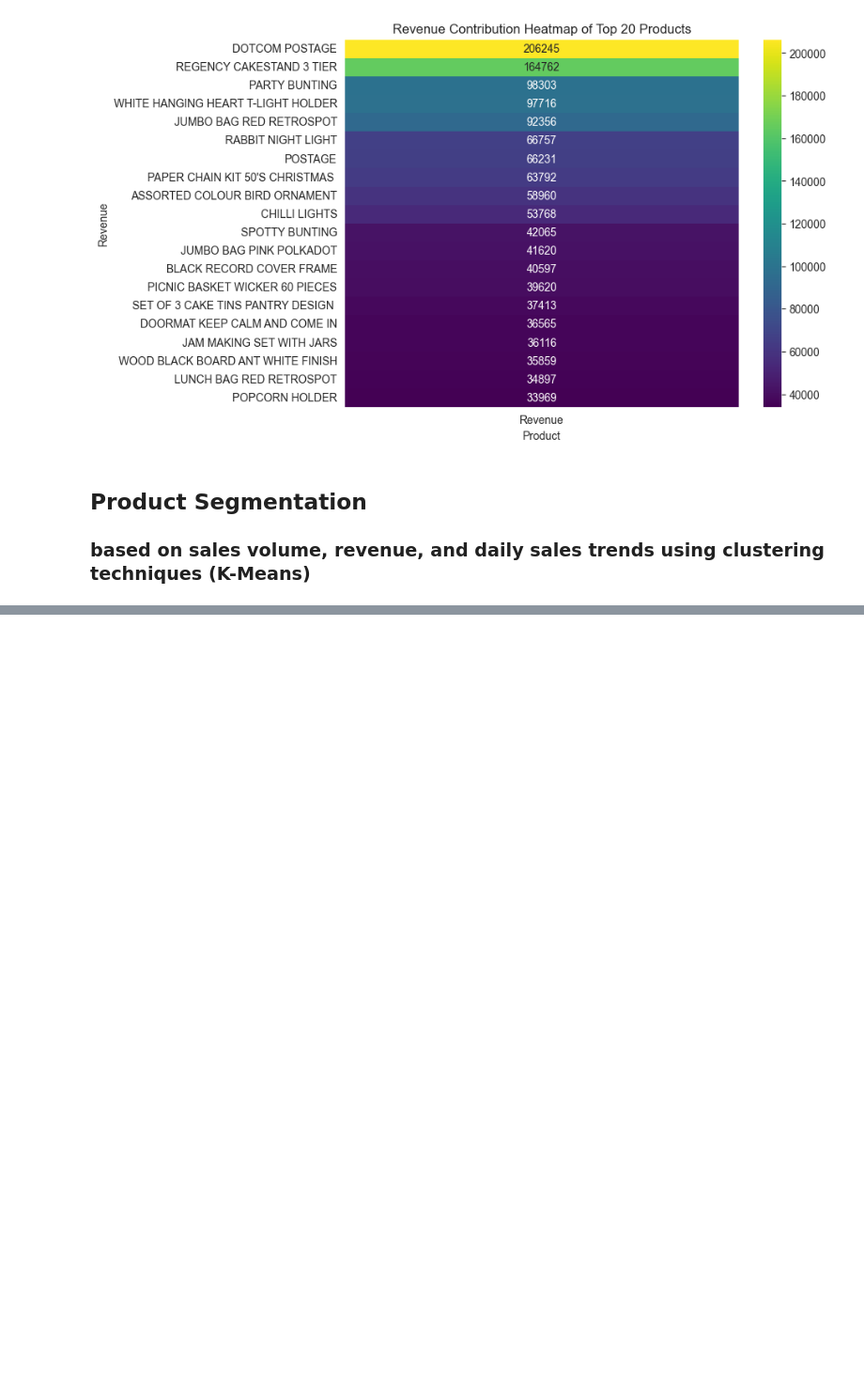
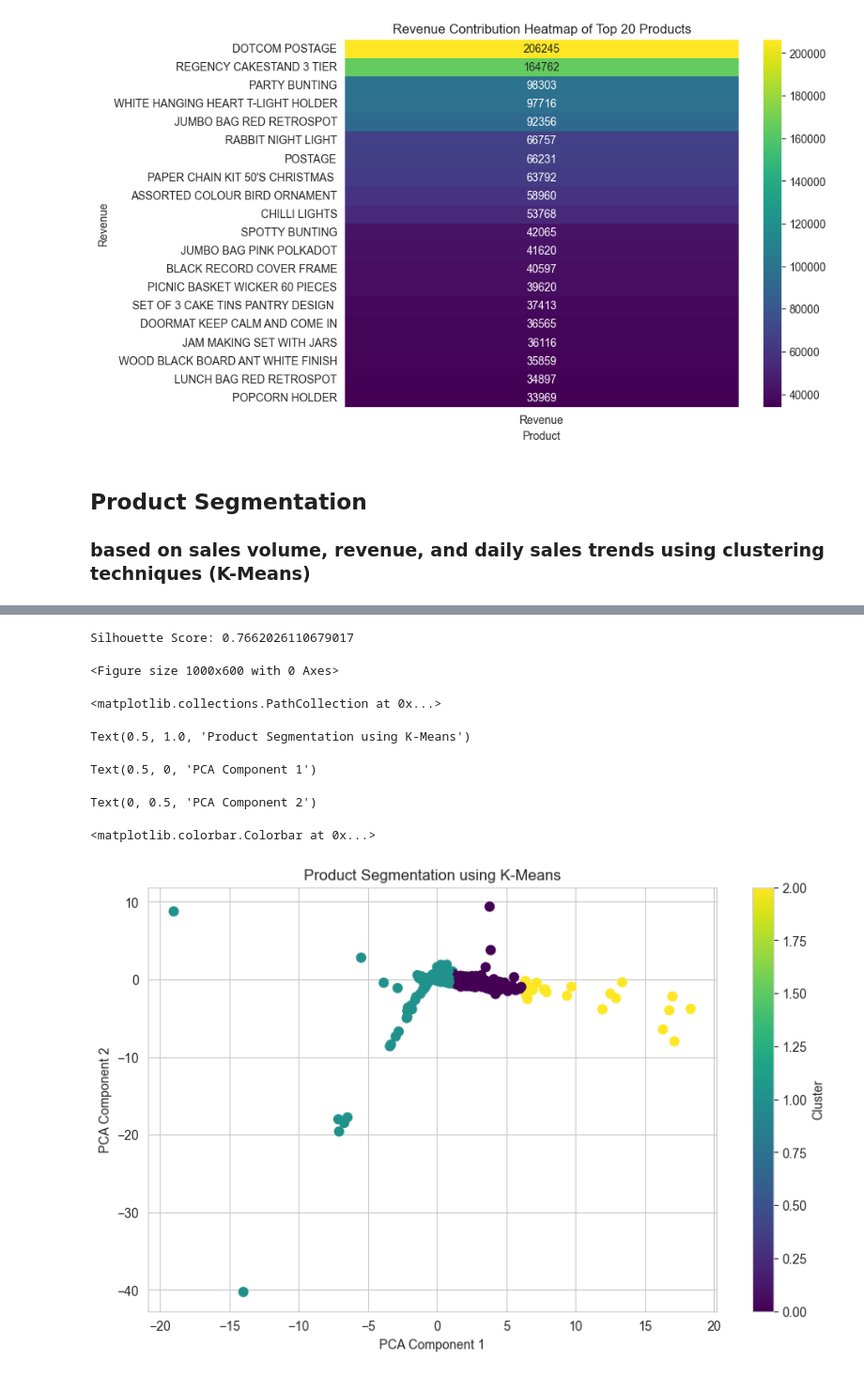
Before and after one commit to skanw/KEDGE_Python-Project_2425, a Jupyter notebook: Project/Suranjana_customerSegmentation.ipynb, the cells around one changed output, grey strips where cells are left out. Shown at 94% size. Cells and saved outputs as stored; diff of their text form; code cells hidden in the pictures; blank space fills up the shorter version.

Commit message:
Product segmentation updated

```diff
--- a/Project/Suranjana_customerSegmentation.ipynb
+++ b/Project/Suranjana_customerSegmentation.ipynb
@@ -541,17 +532,17 @@ scaled_features = scaler.fit_transform(product_data[features])
 # %%
-# Elbow method to find the optimal number of clusters
+# Apply K-Means Clustering
+# We will now apply the K-Means clustering algorithm to segment the products. First, we need to choose the number of clusters. We can use the Elbow Method to determine the optimal number of clusters.
+
+# Elbow Method to determine the optimal number of clusters
 inertia = []
-k_values = range(1, 11)
-
-for k in k_values:
-    kmeans = KMeans(n_clusters=k, random_state=42)
-    kmeans.fit(scaled_features)
+for i in range(1, 11):
+    kmeans = KMeans(n_clusters=i, random_state=42)
+    kmeans.fit(scaled_data)
     inertia.append(kmeans.inertia_)
 
-plt.figure(figsize=(8, 6))
-plt.plot(k_values, inertia, marker='o', linestyle='-', color = 'hotpink', label='Inertia')
-plt.legend(loc='upper right')
-plt.title('Elbow Method')
+# Plot the elbow graph
+plt.plot(range(1, 11), inertia, marker='o', linestyle='-', color = 'blue', label='Inertia')
+plt.title('Elbow Method for Optimal Clusters')
 plt.xlabel('Number of Clusters')
 plt.ylabel('Inertia')
 plt.show()
@@ -572,7 +563,4 @@ KMeans(n_clusters=10, random_state=42)
 # %%
-# Apply K-Means Clustering
-
-# Choose optimal number of clusters (based on elbow method)
-optimal_k = 3  # Adjust this based on the elbow plot
-kmeans = KMeans(n_clusters=optimal_k, random_state=42)
-product_data['Cluster'] = kmeans.fit_predict(scaled_features)
+# Apply K-Means with the optimal number of clusters (e.g., 3)
+kmeans = KMeans(n_clusters=3, random_state=42)
+product_data['Cluster'] = kmeans.fit_predict(scaled_data)
@@ -663,0 +567,29 @@ Together, these graphs provide a comprehensive view of product segmentation, sup
+# %%
+sil_score = silhouette_score(scaled_data, product_data['Cluster'])
+print(f'Silhouette Score: {sil_score}')
+# %% [output]
+Silhouette Score: 0.7662026110679017
+# %%
+# Visualize the Clusters
+# Let's visualize the clusters in a 2D space using PCA (Principal Component Analysis) to reduce the dimensionality.
+
+# Apply PCA to reduce data to 2D for visualization
+pca = PCA(n_components=2)
+pca_components = pca.fit_transform(scaled_data)
+
+# Plot the clusters
+plt.figure(figsize=(10, 6))
+plt.scatter(pca_components[:, 0], pca_components[:, 1], c=product_data['Cluster'], cmap='viridis', s=50)
+plt.title('Product Segmentation using K-Means')
+plt.xlabel('PCA Component 1')
+plt.ylabel('PCA Component 2')
+plt.colorbar(label='Cluster')
+plt.show()
+# %% [output]
+<Figure size 1000x600 with 0 Axes>
+<matplotlib.collections.PathCollection at 0x...>
+Text(0.5, 1.0, 'Product Segmentation using K-Means')
+Text(0.5, 0, 'PCA Component 1')
+Text(0, 0.5, 'PCA Component 2')
+<matplotlib.colorbar.Colorbar at 0x...>
+[figure, added]
```
Also changed, not shown: parts of 15 cells of this notebook.
